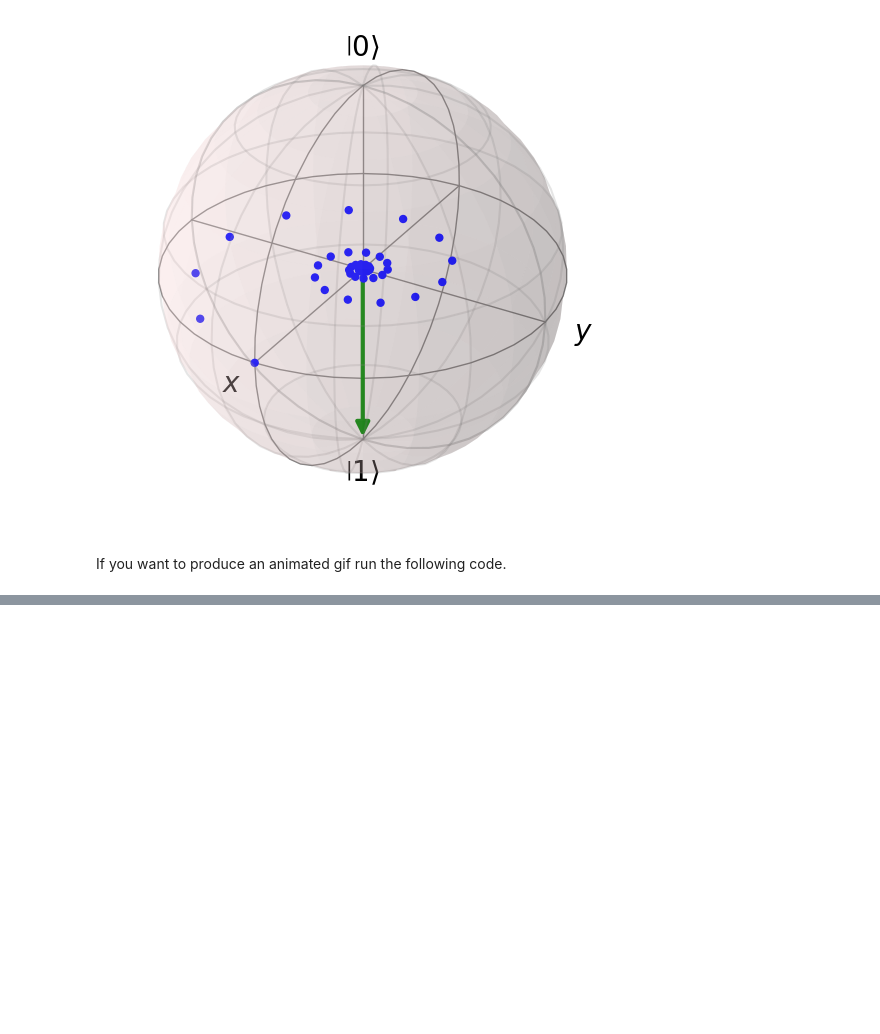
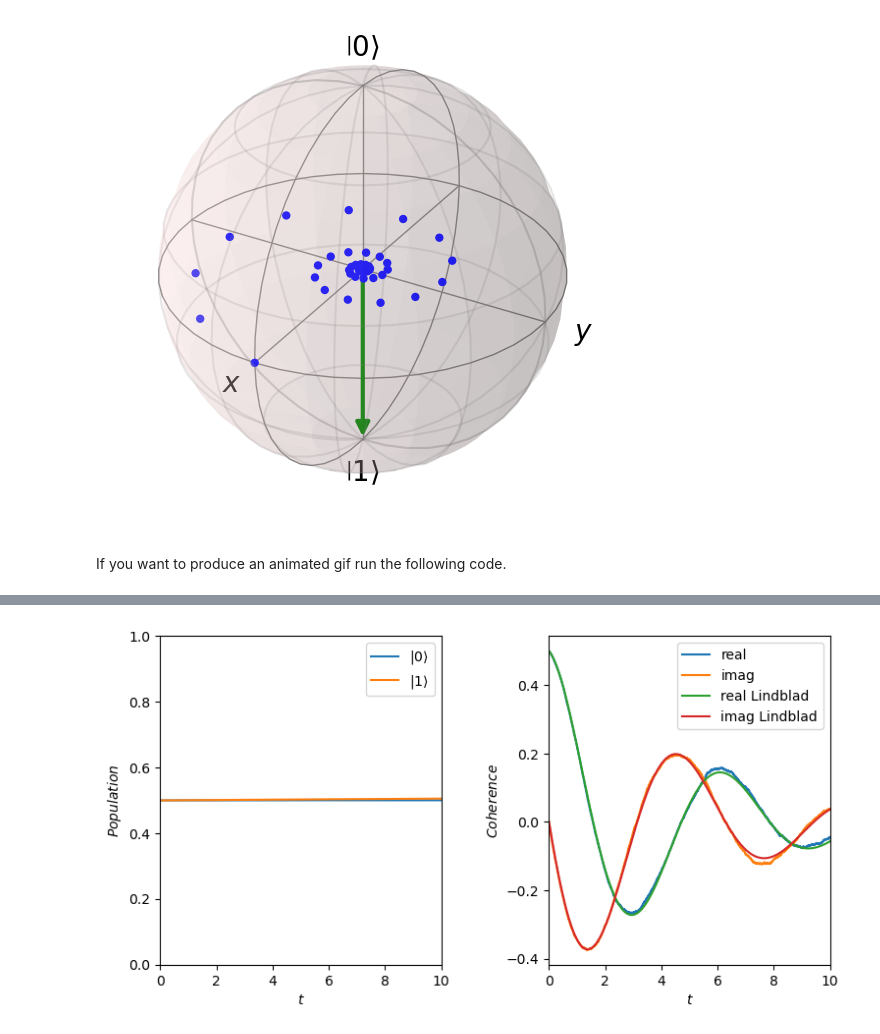
Before and after one commit to federicogallina/freschers, a Jupyter notebook: Training/Mission beta.ipynb, the cells around one changed output, grey strips where cells are left out. Drawn from its saved outputs; the diff is of its cells as text; code cells hidden in the pictures; blank space fills up the shorter version.

```diff
--- a/Training/Mission beta.ipynb
+++ b/Training/Mission beta.ipynb
@@ -336,0 +378,15 @@ shutil.rmtree('temp_deph_bloch')
+# %%
+fig, (ax1, ax2) = plt.subplots(1,2)
+ax1.plot(t_list, np.mean(np.conj(psi_list[0,:,:]) *  psi_list[0,:,:], axis=0), label=r'$| 0 \rangle$')
+ax1.plot(t_list, np.mean(np.conj(psi_list[1,:,:]) *  psi_list[1,:,:], axis=0), label=r'$| 1 \rangle$')
+ax1.set_xlim(0,t_list[-1]); ax1.set_ylim(0,1); ax1.set_xlabel(r'$t$'); ax1.set_ylabel(r'$Population$'); ax1.legend()
+
+ax2.plot(t_list, np.real(np.mean(np.conj(psi_list[0,:,:]) *  psi_list[1,:,:], axis=0)), label='real')
+ax2.plot(t_list, np.imag(np.mean(np.conj(psi_list[0,:,:]) *  psi_list[1,:,:], axis=0)), label='imag')
+ax2.plot(t_list, np.real(Liouville_evo(rho, super_L, t_list)[1, :]), label='real Lindblad')
+ax2.plot(t_list, np.imag(Liouville_evo(rho, super_L, t_list)[1, :]), label='imag Lindblad')
+ax2.set_xlim(0,t_list[-1]); ax2.set_xlabel(r'$t$'); ax2.set_ylabel(r'$Coherence$'); ax2.legend()
+fig.tight_layout(); fig.set_size_inches(8, 4); fig.set_dpi(100)
+plt.show()
+# %% [output]
+[figure, added]
```
Also changed, not shown: parts of 3 cells of this notebook.
